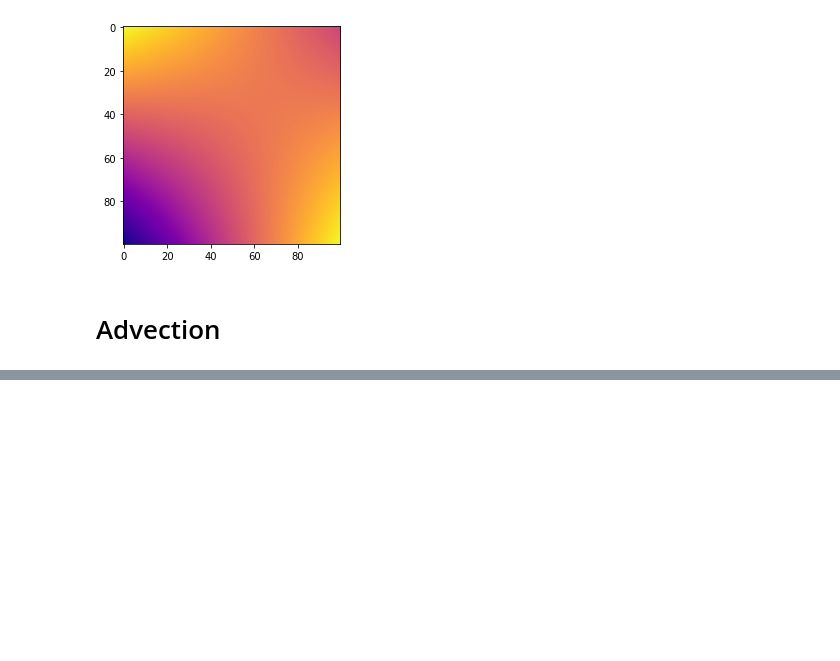
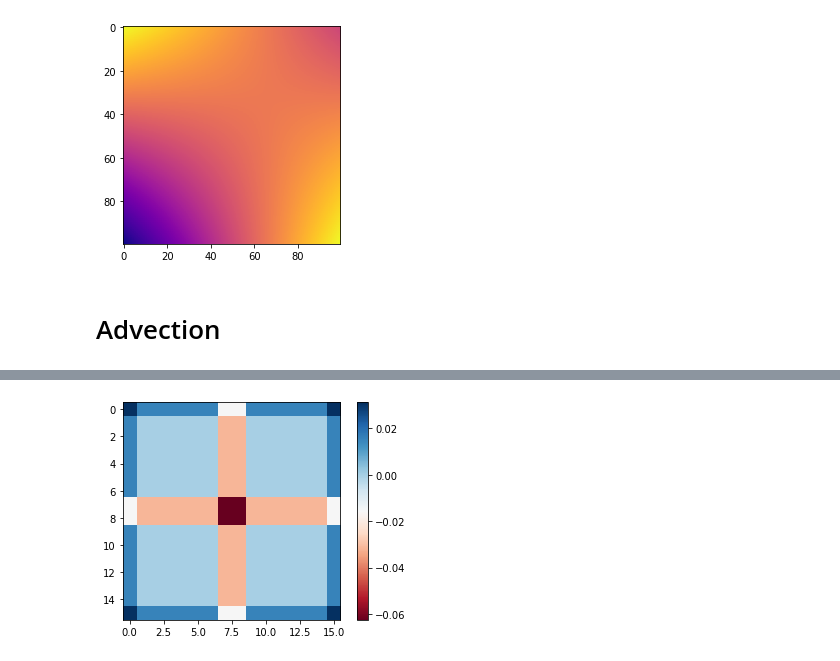
Before and after one commit to Victorlouisdg/simulators, a Jupyter notebook: fluid_2d.ipynb, the cells around one changed output, grey strips where cells are left out. Saved outputs shown, nothing was run; the diff lists cells and outputs as text; code cells hidden in the pictures; blank space fills up the shorter version.

Commit message:
Attempt at divergence removal

```diff
--- a/fluid_2d.ipynb
+++ b/fluid_2d.ipynb
@@ -283,0 +305,27 @@ animate_image_list(advection_history)
+# %%
+def calculate_divergence(vector_grid):
+    divergence = np.zeros((n, n))
+
+    for i in range(n):
+        for j in range(n):
+            vx_above = 0.0
+            if i-1 >= 0:
+                vx_above = vector_grid[i-1, j, 0]
+
+            vx_below = 0.0
+            if i+1 <= n-1:
+                vx_below = vector_grid[i+1, j, 0]
+
+            vy_left = 0.0
+            if j-1 >= 0:
+                vy_left = vector_grid[i, j-1, 1]
+
+            vy_right = 0.0
+            if j+1 <= n-1:
+                vy_right = vector_grid[i, j+1, 1]
+
+
+            vx_diff = vx_below - vx_above
+            vy_diff = vy_right - vy_left
+            divergence[i, j] = -0.5 * cell_size * (vx_diff + vy_diff)
+    return divergence
@@ -283,0 +351,6 @@ animate_image_list(advection_history)
+# %%
+divergence =  calculate_divergence(velocity_grid)
+plt.imshow(divergence, cmap="RdBu") #, vmin=-0.05, vmax=0.05)
+plt.colorbar();
+# %% [output]
+[figure, added]
```
Also changed, not shown: parts of 11 cells of this notebook.
